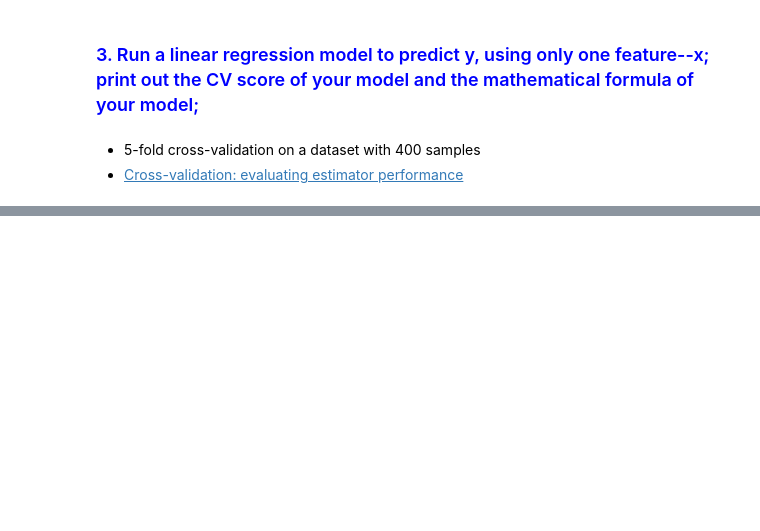
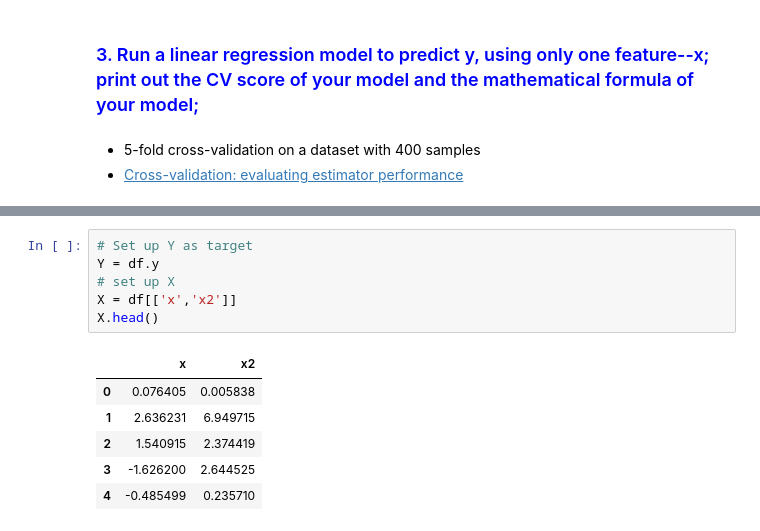
Before and after one commit to time2036/temp, a Jupyter notebook: DS_2.ipynb, the cells around one changed output, grey strips where cells are left out. Saved outputs shown, nothing was run; the diff lists cells and outputs as text; blank space fills up the shorter version.

```diff
--- a/DS_2.ipynb
+++ b/DS_2.ipynb
@@ -53,0 +128,13 @@ sns.jointplot(df.sin_x,df.y)
+# %%
+# Set up Y as target
+Y = df.y
+# set up X
+X = df[['x','x2']]
+X.head()
+# %% [output]
+|  | x | x2 |
+| 0 | 0.076405 | 0.005838 |
+| 1 | 2.636231 | 6.949715 |
+| 2 | 1.540915 | 2.374419 |
+| 3 | -1.626200 | 2.644525 |
+| 4 | -0.485499 | 0.235710 |
```
Also changed, not shown: parts of 19 cells of this notebook.
